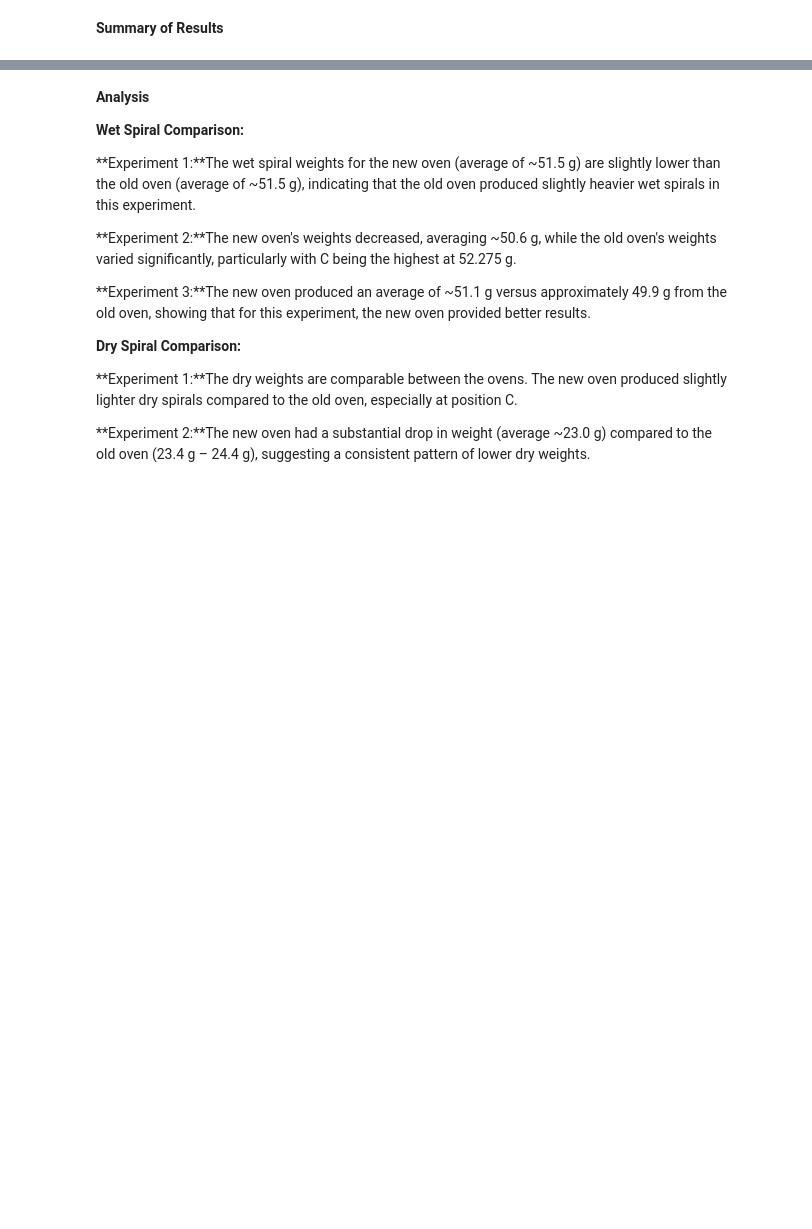
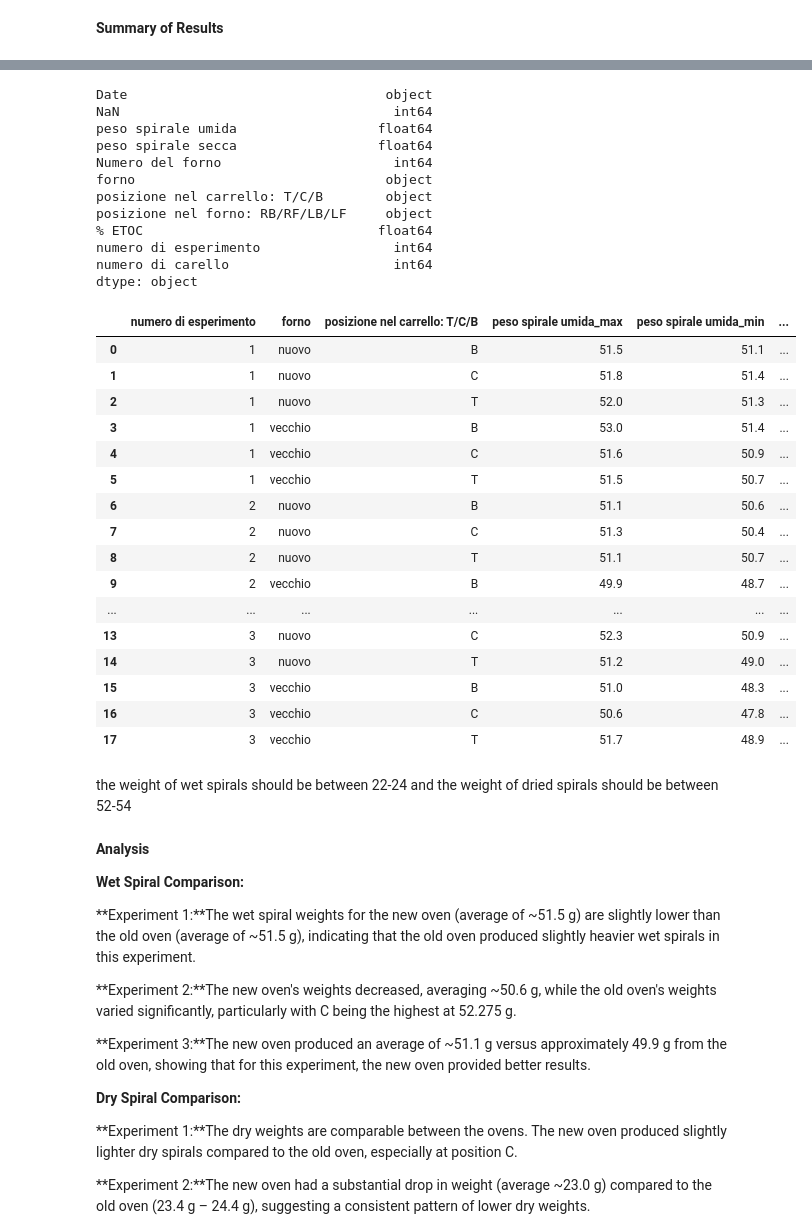
Before and after one commit to MaliheDahmardeh/ZB, a Jupyter notebook: ZB.ipynb, the cells around one changed output, grey strips where cells are left out. Drawn from its saved outputs; the diff is of its cells as text; code cells hidden in the pictures; blank space fills up the shorter version.

```diff
--- a/ZB.ipynb
+++ b/ZB.ipynb
@@ -389,6 +389,66 @@ display(summary)
 | 15 | 3 | vecchio | B | 49.925 | 1.247330 | 23.300000 | ... |
 | 16 | 3 | vecchio | C | 49.350 | 1.226105 | 23.015000 | ... |
 | 17 | 3 | vecchio | T | 50.650 | 1.307670 | 22.592500 | ... |
+# %%
+df.columns = df.columns.str.strip()
+
+# Check data types to understand if conversion is needed
+print(df.dtypes)
+
+# For columns that might contain commas:
+# Replace commas with dots and convert to numeric only if necessary
+if df['peso spirale umida'].dtype == 'object':
+    df['peso spirale umida'] = pd.to_numeric(df['peso spirale umida'].str.replace(',', '.'), errors='coerce')
+
+if df['peso spirale secca'].dtype == 'object':
+    df['peso spirale secca'] = pd.to_numeric(df['peso spirale secca'].str.replace(',', '.'), errors='coerce')  # Adjust if column exists
+
+# Group by experiment number, oven type, and position
+summary_extent = df.groupby(['numero di esperimento', 'forno', 'posizione nel carrello: T/C/B'])[['peso spirale umida', 'peso spirale secca']].agg(['max', 'min'])
+
+# Rename columns for clarity
+summary_extent.columns = ['_'.join(col).strip() for col in summary_extent.columns.values]
+
+# Reset index for better formatting
+summary_extent.reset_index(inplace=True)
+
+# Display the summary DataFrame with max and min values
+from IPython.display import display
+
+# Show the summary DataFrame
+display(summary_extent)
+# %% [output]
+Date                                 object
+NaN                                   int64
+peso spirale umida                  float64
+peso spirale secca                  float64
+Numero del forno                      int64
+forno                                object
+posizione nel carrello: T/C/B        object
+posizione nel forno: RB/RF/LB/LF     object
+% ETOC                              float64
+numero di esperimento                 int64
+numero di carello                     int64
+dtype: object
+|  | numero di esperimento | forno | posizione nel carrello: T/C/B | peso spirale umida_max | peso spirale umida_min | ... |
+| 0 | 1 | nuovo | B | 51.5 | 51.1 | ... |
+| 1 | 1 | nuovo | C | 51.8 | 51.4 | ... |
+| 2 | 1 | nuovo | T | 52.0 | 51.3 | ... |
+| 3 | 1 | vecchio | B | 53.0 | 51.4 | ... |
+| 4 | 1 | vecchio | C | 51.6 | 50.9 | ... |
+| 5 | 1 | vecchio | T | 51.5 | 50.7 | ... |
+| 6 | 2 | nuovo | B | 51.1 | 50.6 | ... |
+| 7 | 2 | nuovo | C | 51.3 | 50.4 | ... |
+| 8 | 2 | nuovo | T | 51.1 | 50.7 | ... |
+| 9 | 2 | vecchio | B | 49.9 | 48.7 | ... |
+| ... | ... | ... | ... | ... | ... | ... |
+| 13 | 3 | nuovo | C | 52.3 | 50.9 | ... |
+| 14 | 3 | nuovo | T | 51.2 | 49.0 | ... |
+| 15 | 3 | vecchio | B | 51.0 | 48.3 | ... |
+| 16 | 3 | vecchio | C | 50.6 | 47.8 | ... |
+| 17 | 3 | vecchio | T | 51.7 | 48.9 | ... |
+# %% [markdown]
+the weight of wet spirals should be between 22-24 and the weight of dried spirals should be between 52-54
 # %% [markdown]
 **Analysis**
 
```
Also changed, not shown: parts of 3 cells of this notebook.
